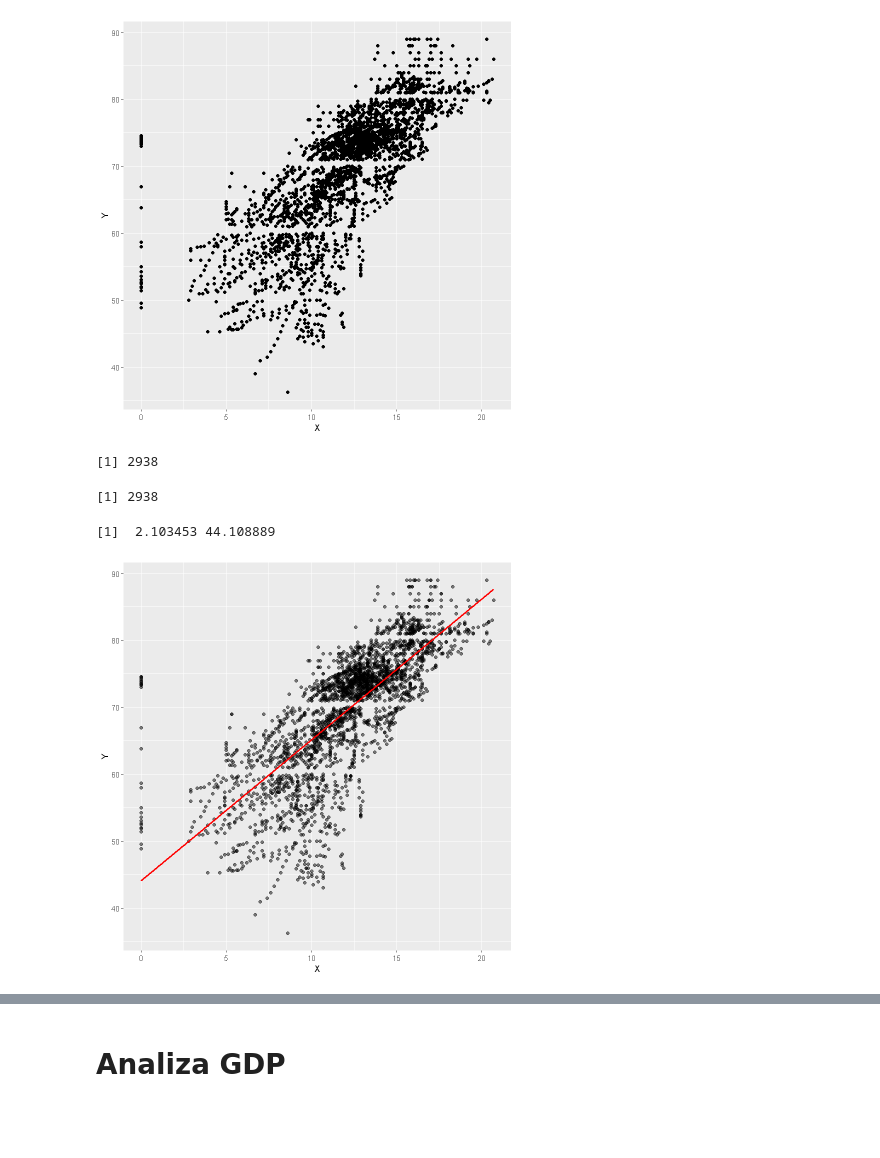
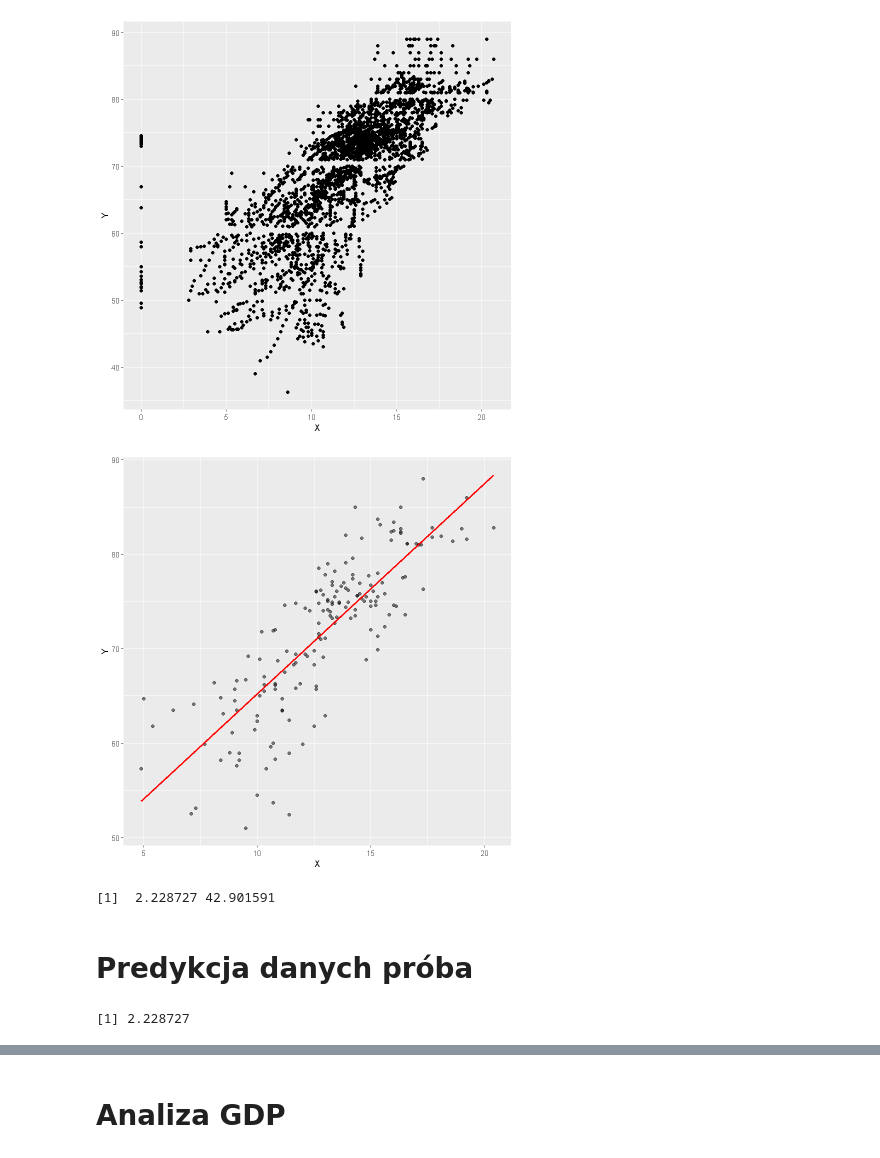
Before and after one commit to Szymex49/What_affects_life_expectancy-statistical_analysis, a Jupyter notebook: Wiktorowski.ipynb, the cells around one changed output, grey strips where cells are left out. Drawn from its saved outputs; the diff is of its cells as text; code cells hidden in the pictures; blank space fills up the shorter version.

Commit message:
predykcja danych - schooling

```diff
--- a/Wiktorowski.ipynb
+++ b/Wiktorowski.ipynb
@@ -50,17 +50,19 @@ Warning message:
 "Removed 170 rows containing missing values (`geom_point()`)."
 [figure]
 # %%
-df <- data[!is.na(data$schooling) & !is.na(data$life_expectancy),]
+df <- data[!is.na(data$schooling) & !is.na(data$life_expectancy) & data$year == 2015,]
-# %%
-length(data$schooling)
-# %% [output]
-[1] 2938
-# %%
-length(data$life_expectancy)
-# %% [output]
-[1] 2938
 # %%
-regression(df$schooling, df$life_expectancy)
+reg <- regression(df$schooling, df$life_expectancy)
 # %% [output]
-[1]  2.103453 44.108889
-[figure, old version]
+[figure, new version]
+# %%
+reg
+# %% [output]
+[1]  2.228727 42.901591
+# %% [markdown]
+# Predykcja danych próba
+# %%
+b0 <- reg[2]
+b1 <- reg[1]
+# %% [output]
+[1] 2.228727
```
Also changed, not shown: parts of 10 cells of this notebook.
